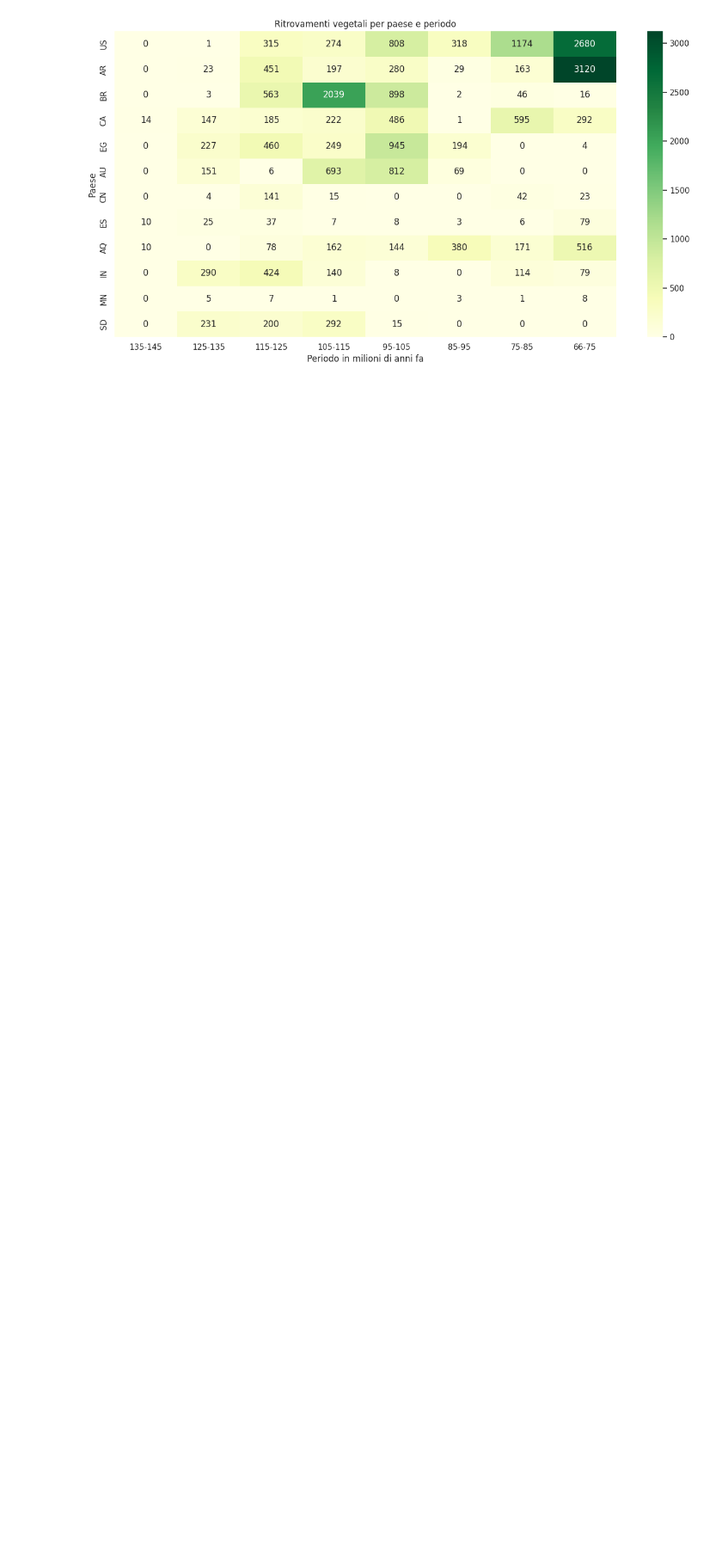
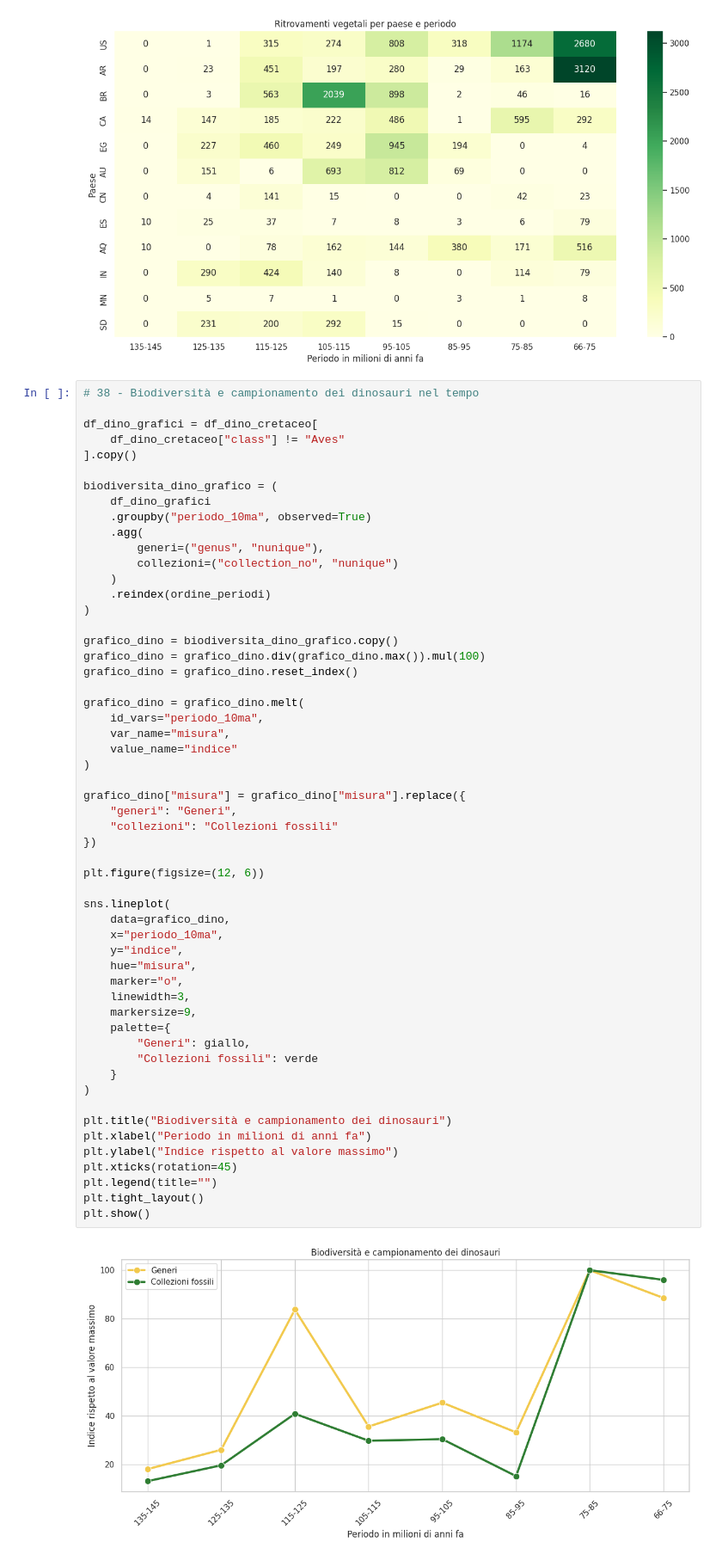
Before and after one commit to Valdan-D/remorse, a Jupyter notebook: Lorenzo.ipynb, the cells around one changed output. Shown at 86% size. Saved outputs shown, nothing was run; the diff lists cells and outputs as text; blank space fills up the shorter version.

```diff
--- a/Lorenzo.ipynb
+++ b/Lorenzo.ipynb
@@ -1064,3 +1064,60 @@ plt.tight_layout()
 plt.show()
 # %% [output]
 [figure]
+# %%
+# 38 - Biodiversità e campionamento dei dinosauri nel tempo
+
+df_dino_grafici = df_dino_cretaceo[
+    df_dino_cretaceo["class"] != "Aves"
+].copy()
+
+biodiversita_dino_grafico = (
+    df_dino_grafici
+    .groupby("periodo_10ma", observed=True)
+    .agg(
+        generi=("genus", "nunique"),
+        collezioni=("collection_no", "nunique")
+    )
+    .reindex(ordine_periodi)
+)
+
+grafico_dino = biodiversita_dino_grafico.copy()
+grafico_dino = grafico_dino.div(grafico_dino.max()).mul(100)
+grafico_dino = grafico_dino.reset_index()
+
+grafico_dino = grafico_dino.melt(
+    id_vars="periodo_10ma",
+    var_name="misura",
+    value_name="indice"
+)
+
+grafico_dino["misura"] = grafico_dino["misura"].replace({
+    "generi": "Generi",
+    "collezioni": "Collezioni fossili"
+})
+
+plt.figure(figsize=(12, 6))
+
+sns.lineplot(
+    data=grafico_dino,
+    x="periodo_10ma",
+    y="indice",
+    hue="misura",
+    marker="o",
+    linewidth=3,
+    markersize=9,
+    palette={
+        "Generi": giallo,
+        "Collezioni fossili": verde
+    }
+)
+
+plt.title("Biodiversità e campionamento dei dinosauri")
+plt.xlabel("Periodo in milioni di anni fa")
+plt.ylabel("Indice rispetto al valore massimo")
+plt.xticks(rotation=45)
+plt.legend(title="")
+plt.tight_layout()
+plt.show()
+# %% [output]
+[figure, added]
```
Also changed, not shown: parts of 13 cells of this notebook.
